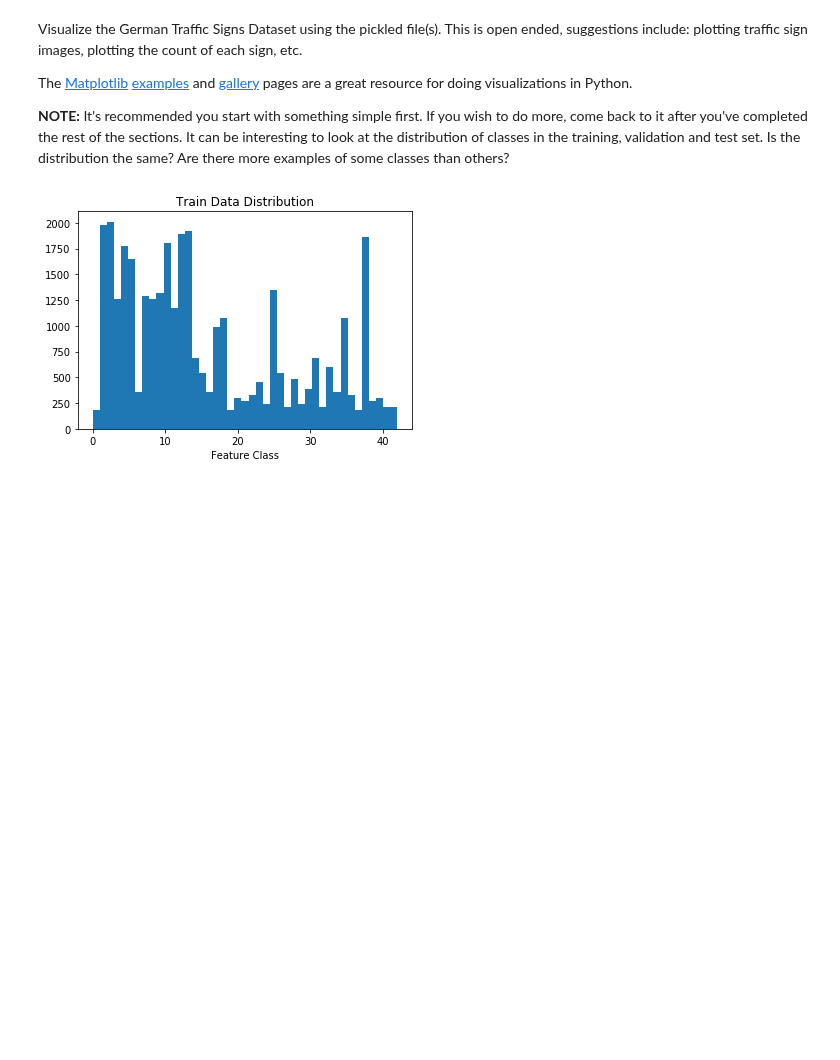
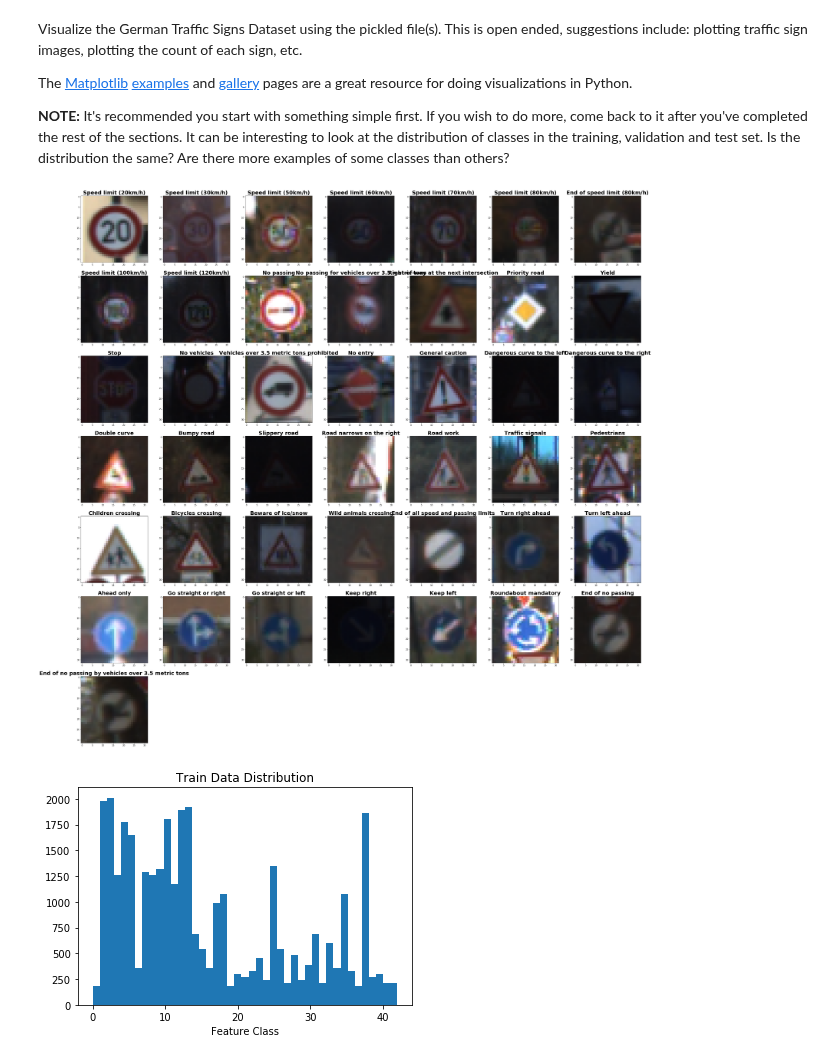
Before and after one commit to haritaparekh/CarND-Traffic-Sign-CLassifier-Project, a Jupyter notebook: Traffic_Sign_Classifier.ipynb, the cells around one changed output. Drawn from its saved outputs; the diff is of its cells as text; code cells hidden in the pictures; blank space fills up the shorter version.

```diff
--- a/Traffic_Sign_Classifier.ipynb
+++ b/Traffic_Sign_Classifier.ipynb
@@ -100,18 +100,19 @@ The [Matplotlib](http://matplotlib.org/) [examples](http://matplotlib.org/exampl
 # %%
 import numpy as np
 import matplotlib.pyplot as plt
-import textwrap
 
 data = np.loadtxt('signnames.csv', delimiter=",",dtype =np.str,skiprows=1)
 
 classes,index = np.unique(y_train,return_index = True)
-plt.figure(1, figsize=(55,55))
+plt.figure(1, figsize=(48,48))
 
 
 for i in range(43):
-    plt.subplot(9, 5, i+1)
+    plt.subplot(7, 7, i+1)
     plt.title(data[y_train[index[i]]][1],fontsize=25,fontweight='bold')
     plt.imshow(X_train[index[i]])
+# %% [output]
+[figure, added]
 # %%
 ### Data exploration visualization code goes here.
 ### Feel free to use as many code cells as needed.
```
Also changed, not shown: parts of 3 cells of this notebook, 5 other files.
